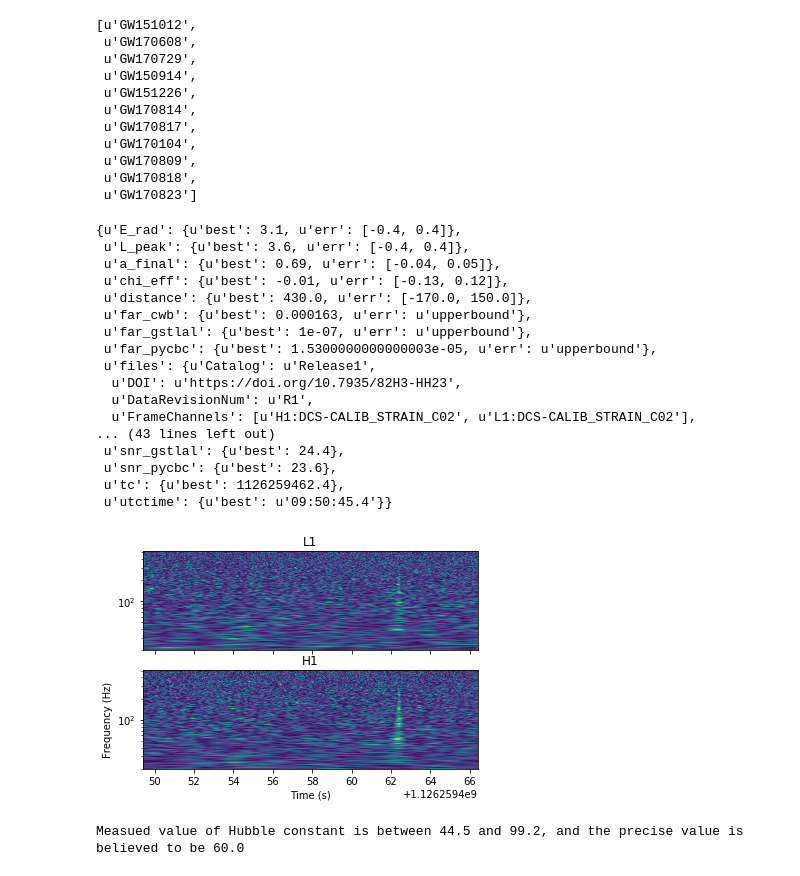
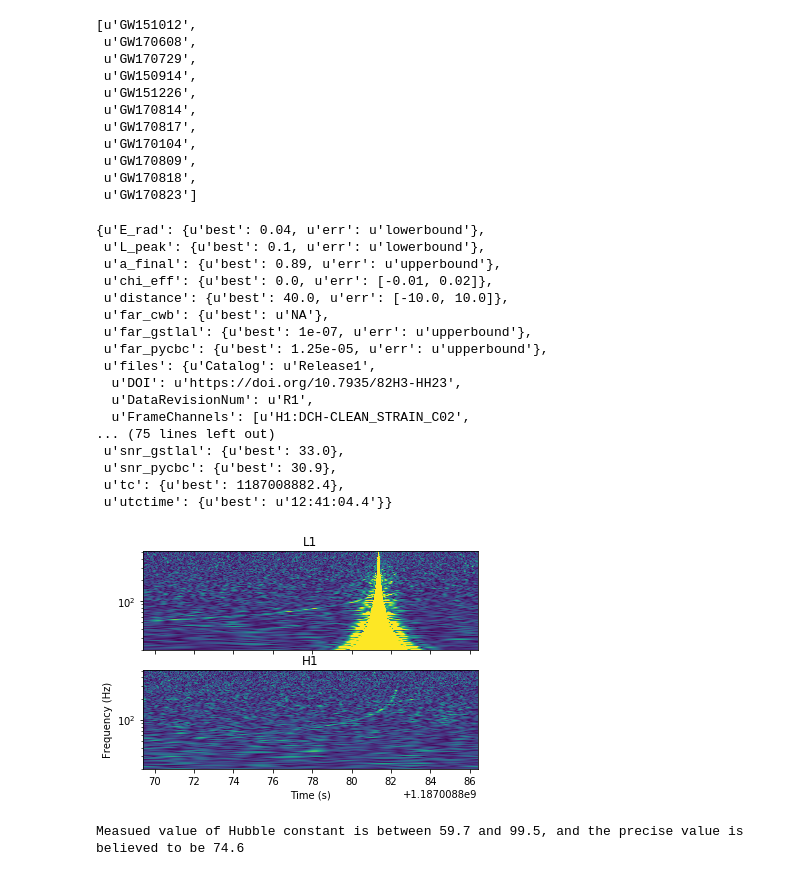
Before and after one commit to liuyutin/PyCBC-basics, a Jupyter notebook: events & Hubble constant.ipynb, the cells around one changed output. Saved outputs shown, nothing was run; the diff lists cells and outputs as text; code cells hidden in the pictures.

```diff
--- a/events & Hubble constant.ipynb
+++ b/events & Hubble constant.ipynb
@@ -18,56 +18,57 @@ c.names
 # %%
 import pycbc.catalog
 
-m = pycbc.catalog.Merger('GW150914')
+m = pycbc.catalog.Merger('GW170817')
 m.data
 # %% [output]
-{u'E_rad': {u'best': 3.1, u'err': [-0.4, 0.4]},
- u'L_peak': {u'best': 3.6, u'err': [-0.4, 0.4]},
- u'a_final': {u'best': 0.69, u'err': [-0.04, 0.05]},
- u'chi_eff': {u'best': -0.01, u'err': [-0.13, 0.12]},
- u'distance': {u'best': 430.0, u'err': [-170.0, 150.0]},
- u'far_cwb': {u'best': 0.000163, u'err': u'upperbound'},
+{u'E_rad': {u'best': 0.04, u'err': u'lowerbound'},
+ u'L_peak': {u'best': 0.1, u'err': u'lowerbound'},
+ u'a_final': {u'best': 0.89, u'err': u'upperbound'},
+ u'chi_eff': {u'best': 0.0, u'err': [-0.01, 0.02]},
+ u'distance': {u'best': 40.0, u'err': [-10.0, 10.0]},
+ u'far_cwb': {u'best': u'NA'},
  u'far_gstlal': {u'best': 1e-07, u'err': u'upperbound'},
- u'far_pycbc': {u'best': 1.5300000000000003e-05, u'err': u'upperbound'},
+ u'far_pycbc': {u'best': 1.25e-05, u'err': u'upperbound'},
  u'files': {u'Catalog': u'Release1',
   u'DOI': u'https://doi.org/10.7935/82H3-HH23',
   u'DataRevisionNum': u'R1',
-  u'FrameChannels': [u'H1:DCS-CALIB_STRAIN_C02', u'L1:DCS-CALIB_STRAIN_C02'],
-... (43 lines left out)
- u'snr_gstlal': {u'best': 24.4},
- u'snr_pycbc': {u'best': 23.6},
- u'tc': {u'best': 1126259462.4},
- u'utctime': {u'best': u'09:50:45.4'}}
+  u'FrameChannels': [u'H1:DCH-CLEAN_STRAIN_C02',
+... (75 lines left out)
+ u'snr_gstlal': {u'best': 33.0},
+ u'snr_pycbc': {u'best': 30.9},
+ u'tc': {u'best': 1187008882.4},
+ u'utctime': {u'best': u'12:41:04.4'}}
 # %%
-m = pycbc.catalog.Merger("GW150914")
+import pylab
+m = pycbc.catalog.Merger("GW170817")
 
 fig, axs = pylab.subplots(2, 1, sharex=True, sharey=True)
 for ifo, ax in zip(["L1", "H1"], axs):
     pylab.sca(ax)
     pylab.title(ifo)
     # Retreive data around the BNS merger
     ts = m.strain(ifo).time_slice(m.time - 15, m.time + 6)
 
     # Whiten the data with a 4s filter
     white = ts.whiten(4, 4)
 
     times, freqs, power = white.qtransform(.01, logfsteps=200,
                                         qrange=(110, 110),
                                         frange=(20, 512))
     pylab.pcolormesh(times, freqs, power**0.5, vmax=5)
 
 pylab.yscale('log')
 pylab.ylabel("Frequency (Hz)")
 pylab.xlabel("Time (s)")
 pylab.show()
 # %% [output]
-[figure, old version]
+[figure, new version]
 # %%
 # GW170817 data
-d_best = 430.0
-d_lower = 260.0
-d_upper = 580.0
-z = 0.09 #red shift
+d_best = 40.0
+d_lower = 30.0
+d_upper = 50.0
+z = 0.01 #red shift
 c = 3.0*10**5 #Speed of light, unit: km/s
 
 v = c*(z**2+2*z)/(z**2+2*z+2)
@@ -79,4 +80,4 @@ h_upper = round(v/d_upper,1)
 print('Measued value of Hubble constant is between '+str(h_upper) + ' and ' + str(h_lower) +
       ', and the precise value is believed to be ' + str(h_best))
 # %% [output]
-Measued value of Hubble constant is between 44.5 and 99.2, and the precise value is believed to be 60.0
+Measued value of Hubble constant is between 59.7 and 99.5, and the precise value is believed to be 74.6
```
Also changed, not shown: 8 other files.
